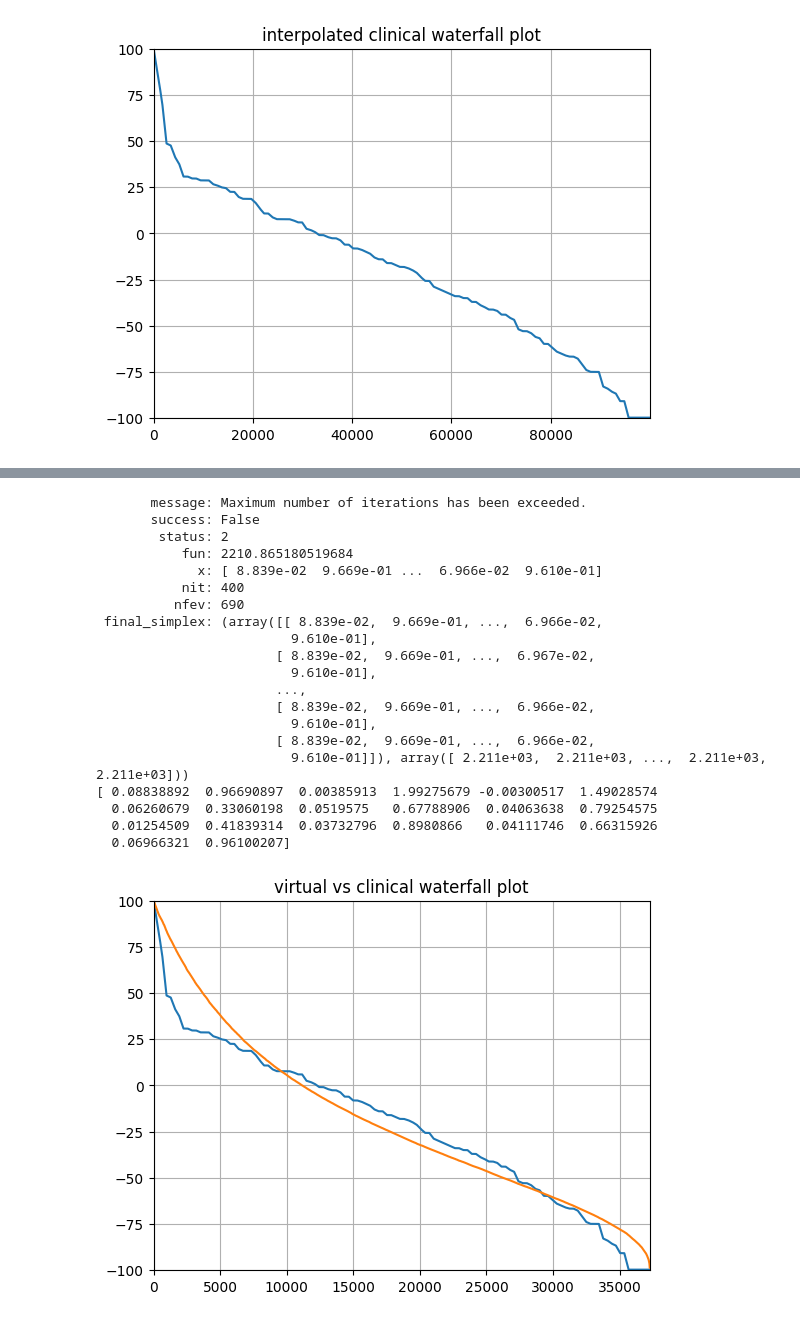
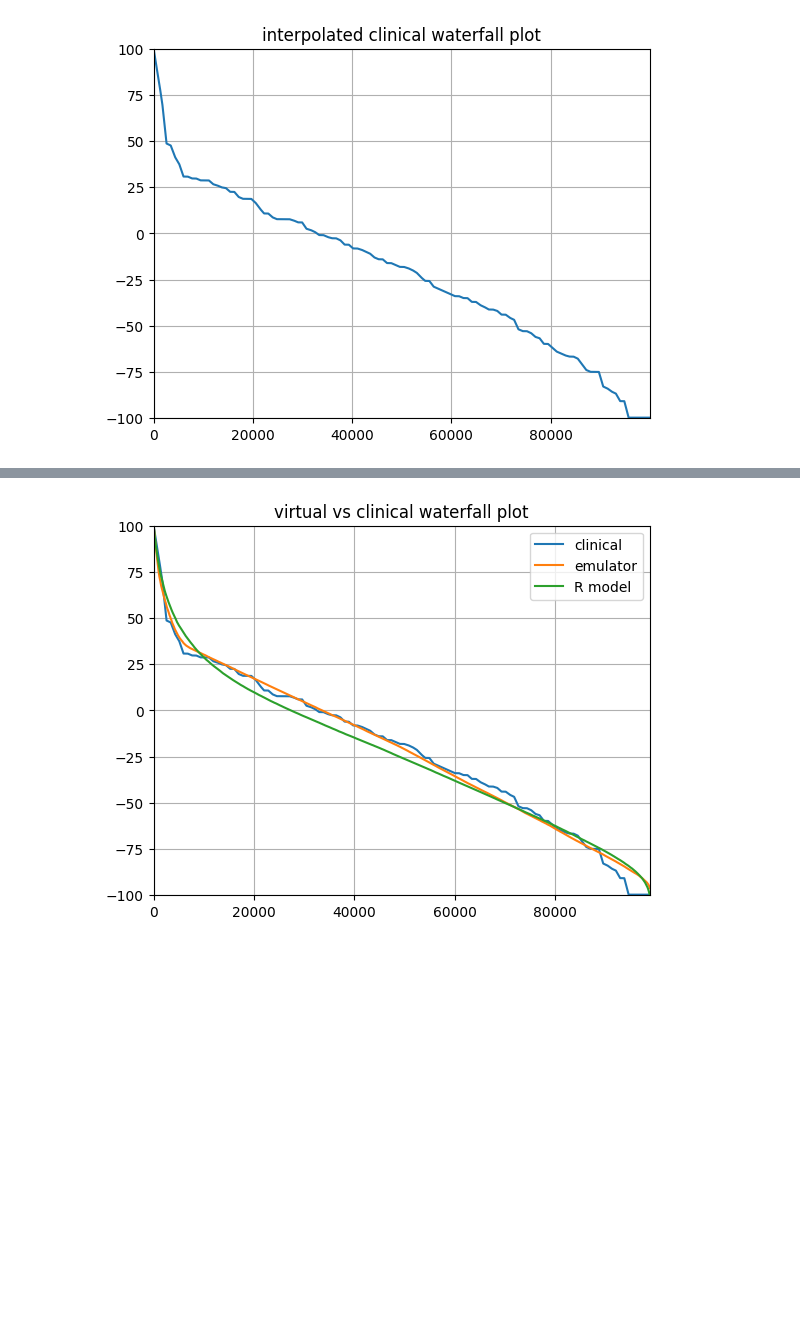
Before and after one commit to tpawlowski/qsp_emulation, a Jupyter notebook: notebooks/06. Fitting population params.ipynb, the cells around one changed output, grey strips where cells are left out. Saved outputs shown, nothing was run; the diff lists cells and outputs as text; code cells hidden in the pictures; blank space fills up the shorter version.

```diff
--- a/notebooks/06. Fitting population params.ipynb
+++ b/notebooks/06. Fitting population params.ipynb
@@ -381,6 +407,8 @@ import operator
 plt.title("best waterfall distance by number of objective function evaluations")
 plt.grid()
 for method_name in ("Nelder-Mead", "Nelder-Mead_adaptive", "Nelder-Mead_restart", "Powell", "BFGS", "SLSQP"):
-    plt.plot(list(itertools.accumulate((x[1] for x in results[method_name]), min)))
+    plt.plot(list(itertools.accumulate((x[1] for x in results[method_name]), min)), label=method_name)
+plt.legend()
+plt.xlim((0, 2000))
 plt.show()
 # %% [output]
@@ -387,0 +476,8 @@ plt.show()
+# %%
+indicators = np.copy(patient_indicators)
+best_params = results["SLSQP"][0]
+for p in results["SLSQP"]:
+    if best_params[1] > p[1]:
+        best_params = p
+
+adjust_patient_indicators(indicators, best_params[0])
@@ -388,42 +668,43 @@ plt.show()
+# %%
+max_tumor_sizes =  real_time_profiles.max(axis=1)
+final_tumor_sizes = real_time_profiles[:, -1]
+final_tumor_sizes[final_tumor_sizes < 0] = 0
+initial_tumor_sizes = indicators[:, 10]
+r_percent_change = 100.0 * (final_tumor_sizes - initial_tumor_sizes) / initial_tumor_sizes
+max_percent_change = 100.0 * (max_tumor_sizes - initial_tumor_sizes) / initial_tumor_sizes
+r_percent_change = r_percent_change[max_percent_change <= 100.0]
+r_percent_change[::-1].sort()
 # %%
-print(result)
-print(result.x)
+indicators = np.copy(patient_indicators)
+best_params = results["no_regularization_SLSQP"][0]
+for p in results["no_regularization_SLSQP"]:
+    if best_params[3] > p[3]:
+        best_params = p
 
-adjust_patient_indicators(indicators, result.x)
+adjust_patient_indicators(indicators, best_params[0])
 virtual_waterfall_plot = waterfall_plot(indicators)
-waterfall_plot = waterfall_plot_interpolation(np.arange(virtual_waterfall_plot.shape[0]) / (virtual_waterfall_plot.shape[0] - 1))
+real_waterfall_plot = waterfall_plot_interpolation(np.arange(virtual_waterfall_plot.shape[0]) / (virtual_waterfall_plot.shape[0] - 1))
 
 plt.title("virtual vs clinical waterfall plot")
 plt.grid()
 plt.xlim([0, virtual_waterfall_plot.shape[0] - 1])
 plt.ylim([-100, 100])
 
-plt.plot(waterfall_plot)
-plt.plot(virtual_waterfall_plot)
+plt.plot(real_waterfall_plot, label="clinical")
+plt.plot(virtual_waterfall_plot, label="emulator")
+
+
+r_percent_change_interpolation = interpolate.interp1d(
+    np.arange(0, len(r_percent_change)) / (len(r_percent_change) - 1), r_percent_change
+)
+
+plt.plot(r_percent_change_interpolation(np.arange(virtual_waterfall_plot.shape[0]) / (virtual_waterfall_plot.shape[0] - 1)) , label="R model")
+
+plt.legend()
 
 plt.show()
 # %% [output]
-       message: Maximum number of iterations has been exceeded.
-       success: False
-        status: 2
-           fun: 2210.865180519684
-             x: [ 8.839e-02  9.669e-01 ...  6.966e-02  9.610e-01]
-           nit: 400
-          nfev: 690
- final_simplex: (array([[ 8.839e-02,  9.669e-01, ...,  6.966e-02,
-                         9.610e-01],
-                       [ 8.839e-02,  9.669e-01, ...,  6.967e-02,
-                         9.610e-01],
-                       ...,
-                       [ 8.839e-02,  9.669e-01, ...,  6.966e-02,
-                         9.610e-01],
-                       [ 8.839e-02,  9.669e-01, ...,  6.966e-02,
-                         9.610e-01]]), array([ 2.211e+03,  2.211e+03, ...,  2.211e+03,  2.211e+03]))
-[ 0.08838892  0.96690897  0.00385913  1.99275679 -0.00300517  1.49028574
-  0.06260679  0.33060198  0.0519575   0.67788906  0.04063638  0.79254575
-  0.01254509  0.41839314  0.03732796  0.8980866   0.04111746  0.66315926
-  0.06966321  0.96100207]
-[figure, old version]
+[figure, new version]
 # %%
 from scipy.stats import kstest
 
```
Also changed, not shown: parts of 10 cells of this notebook.
